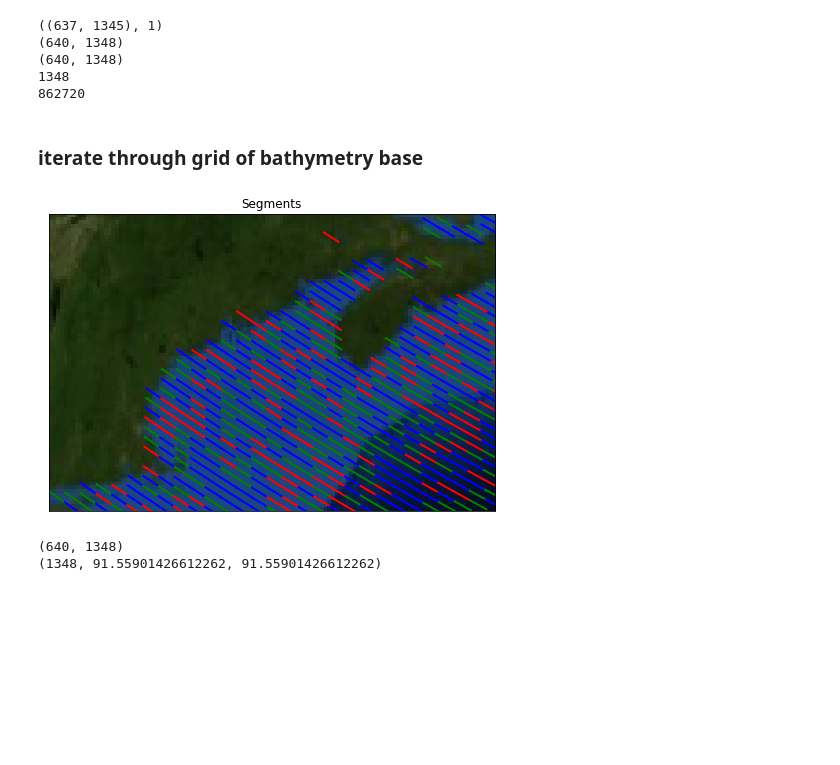
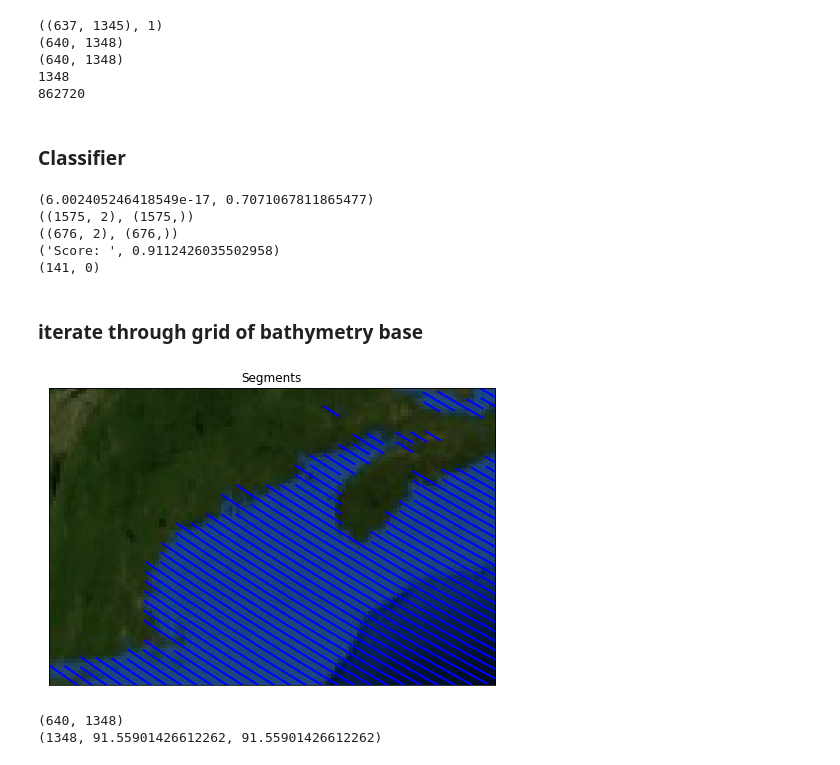
Before and after one commit to lukemckinstry/hack4sea, a Jupyter notebook: notebooks/apply-model.ipynb, the cells around one changed output. Cells and saved outputs as stored; diff of their text form; code cells hidden in the pictures; blank space fills up the shorter version.

Commit message:
apply sst and bth gnb model to grid map

```diff
--- a/notebooks/apply-model.ipynb
+++ b/notebooks/apply-model.ipynb
@@ -104,6 +102,59 @@ flat_base_arr = base_array.flatten()
 (640, 1348)
 1348
 862720
+# %% [markdown]
+### Classifier
+# %%
+from sklearn import preprocessing,svm
+from sklearn.preprocessing import StandardScaler
+from sklearn import model_selection,metrics
+# from sklearn.linear_model import LinearRegression
+from sklearn.model_selection import train_test_split,KFold,cross_val_score,cross_val_predict
+from sklearn.naive_bayes import GaussianNB
+
+raw_data='../data/processed/fishtow-ml.csv'
+df = pd.read_csv(raw_data)
+#df = df[df['sex'] == 'M']
+#df = df[df['winter'] == 1]
+# Create a DataFrame for numerical features
+data1 = pd.DataFrame(df, columns=['sst','bth'])
+
+# Join data1 and dummies using Numpy and yield as array
+X = np.array(data1)
+X_scaled = preprocessing.scale(X)
+print( X_scaled.mean(), X_scaled.std() )
+# Specify the dependent variable as array
+Y = np.array(df['label-bin'])
+
+
+X_train, X_test, y_train, y_test = train_test_split(X_scaled, Y, test_size=0.3)
+
+print( X_train.shape, y_train.shape )
+print( X_test.shape, y_test.shape )
+
+gnb = GaussianNB()
+model = gnb.fit(X_train, y_train)
+predictions = gnb.predict(X_test)
+
+print( "Score: ", model.score(X_test, y_test))
+
+predictions[90:600]
+
+
+# y_pred = gnb.fit( X_scaled, Y ).predict( X_scaled )
+# print( y_pred.shape )
+# print("Number of mislabeled points out of a total %d points : %d" % (X_scaled.shape[0],(Y != y_pred).sum()))
+# print( data1[:4] , Y[:4] )
+
+train_pos = [i for i,val in enumerate(y_train) if val!=0]
+pred_pos = [i for i,val in enumerate(predictions) if val!=0]
+print( len(train_pos), len(pred_pos) )
+# %% [output]
+(6.002405246418549e-17, 0.7071067811865477)
+((1575, 2), (1575,))
+((676, 2), (676,))
+('Score: ', 0.9112426035502958)
+(141, 0)
 # %% [markdown]
 ### iterate through grid of bathymetry base
 # %%
@@ -125,38 +176,42 @@ for lat_index in range( ndiv ):
     for lon_index in range( ndiv ):
 
         #get geo coordinates for array index
         left = bbox[0] + ( (lonlat_span[0]/ float(ndiv)) * lon_index )
         right = left + (lonlat_span[0]/ float(ndiv))
         grid_dict = { 'left':left, 'bottom': bottom, 'right':right, 'top':top  }
 
         #bathymetry info for grid cell
         bth = get_bth([(left+right)/2, (top+bottom)/2])
         #ocean temp for grid cell center
         sst = 0 if bth > 0 else get_sst( [(left+right)/2, (top+bottom)/2] )
         arc = [left, top, right, bottom]
-        r = random.random() * 10
+        #r = random.random() * 10
+
+        r = gnb.predict([[sst, bth]])
+
+        #print( prediction )
 
         if bth < 0:
             try:
-                if r > 6:
+                if r == 0:
                     m.drawgreatcircle(arc[0],arc[1],arc[2],arc[3],linewidth=2,color='b')
-                elif r < 3:
-                    m.drawgreatcircle(arc[0],arc[1],arc[2],arc[3],linewidth=2,color='g')
+#                 elif r < 3:
+#                     m.drawgreatcircle(arc[0],arc[1],arc[2],arc[3],linewidth=2,color='g')
                 else:
                     m.drawgreatcircle(arc[0],arc[1],arc[2],arc[3],linewidth=2,color='r')
 
             except:
                 pass
         else:
             pass
 
 plt.title('Segments')
 
 plt.savefig( '../data/raw/segments-rand-sample.png' )
 #plt.text(x, y, ' Seattle', fontsize=12);
 plt.show()
 # %% [output]
-[figure, old version]
+[figure, new version]
 # %%
 
 # Register GDAL format drivers and configuration options with a
```
Also changed, not shown: parts of 1 cell of this notebook, 1 other file.
